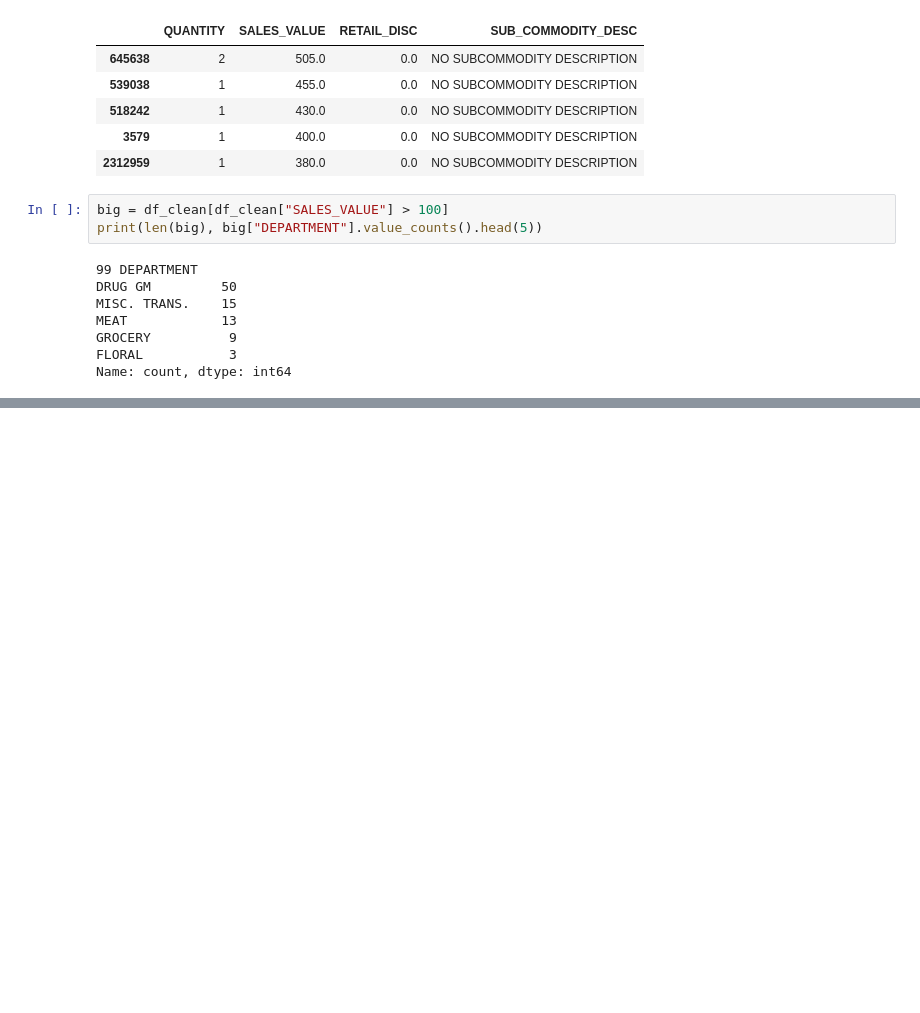
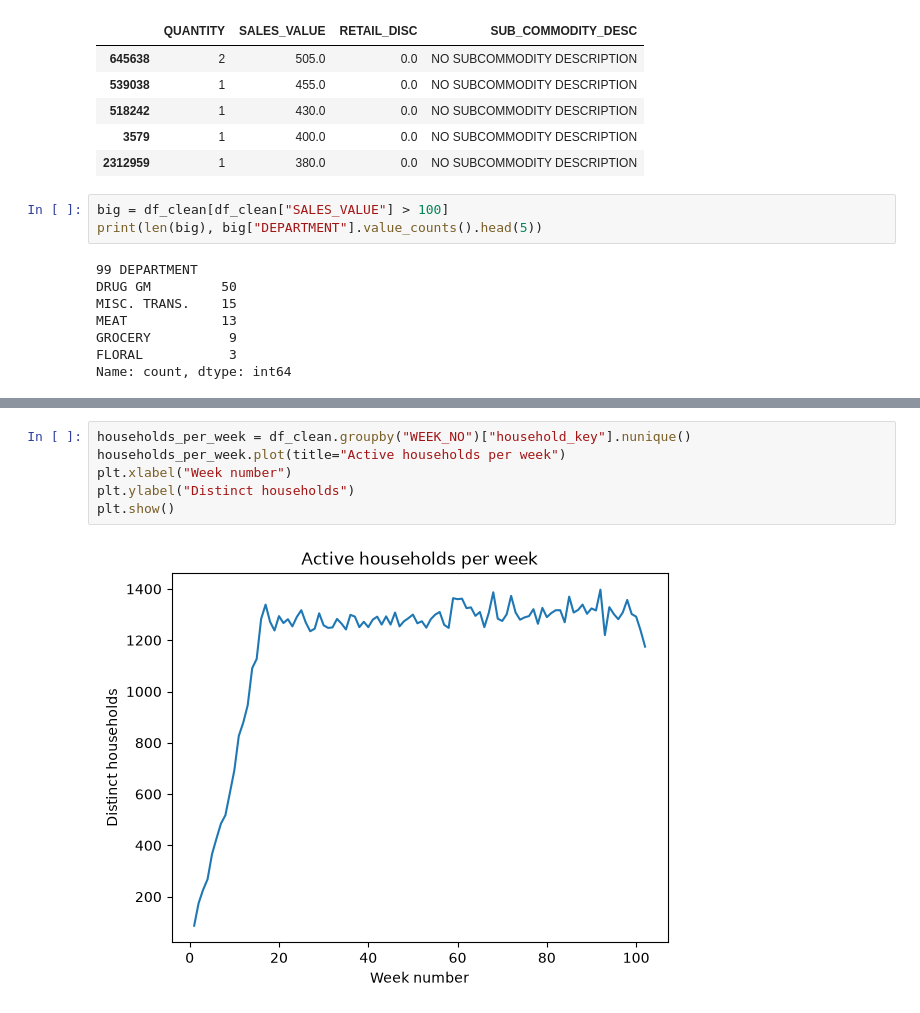
Before and after one commit to marianm827/discount-effectiveness-analysis, a Jupyter notebook: project1.ipynb, the cells around one changed output, grey strips where cells are left out. Saved outputs shown, nothing was run; the diff lists cells and outputs as text; blank space fills up the shorter version.

```diff
--- a/project1.ipynb
+++ b/project1.ipynb
@@ -550,0 +611,8 @@ Name: count, dtype: int64
+# %%
+households_per_week = df_clean.groupby("WEEK_NO")["household_key"].nunique()
+households_per_week.plot(title="Active households per week")
+plt.xlabel("Week number")
+plt.ylabel("Distinct households")
+plt.show()
+# %% [output]
+[figure, added]
```
Also changed, not shown: parts of 8 cells of this notebook.
